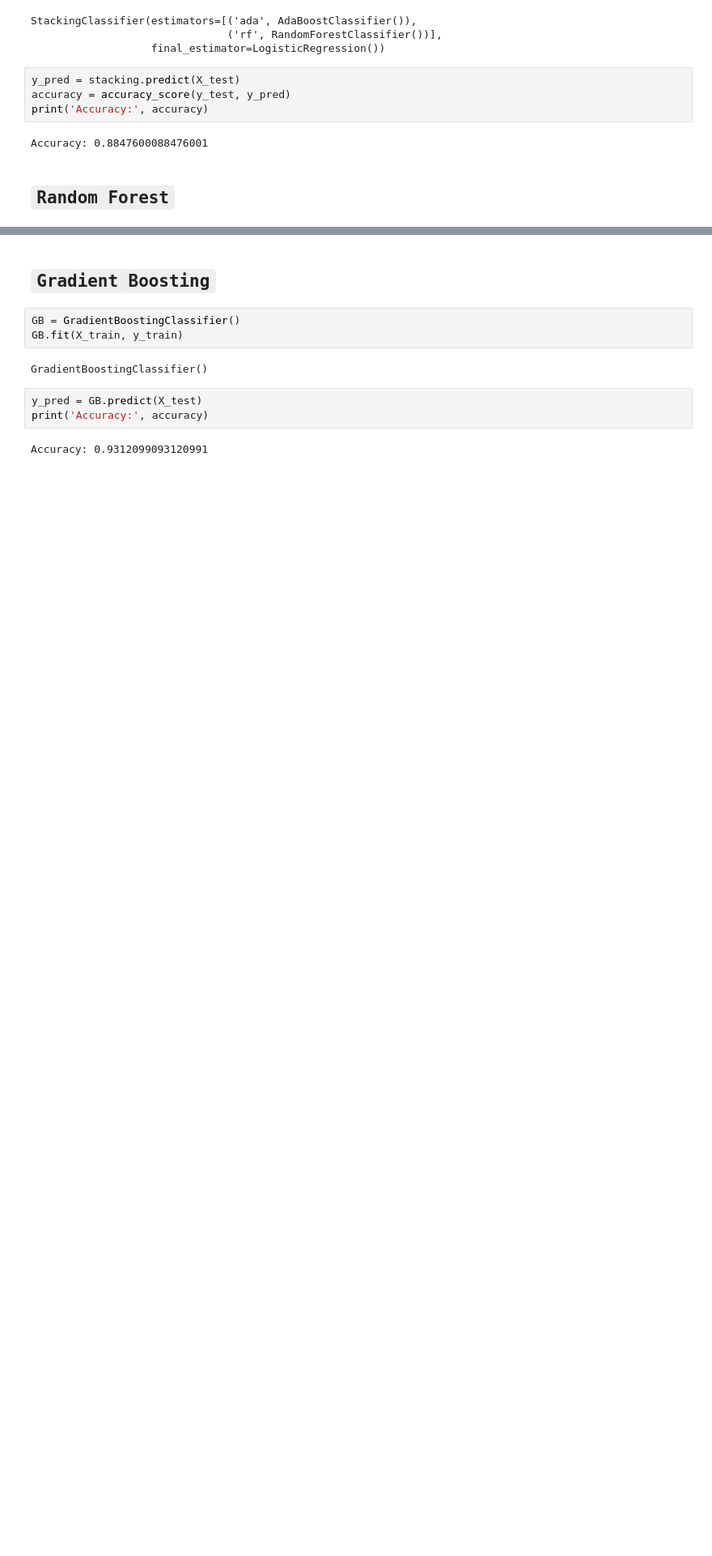
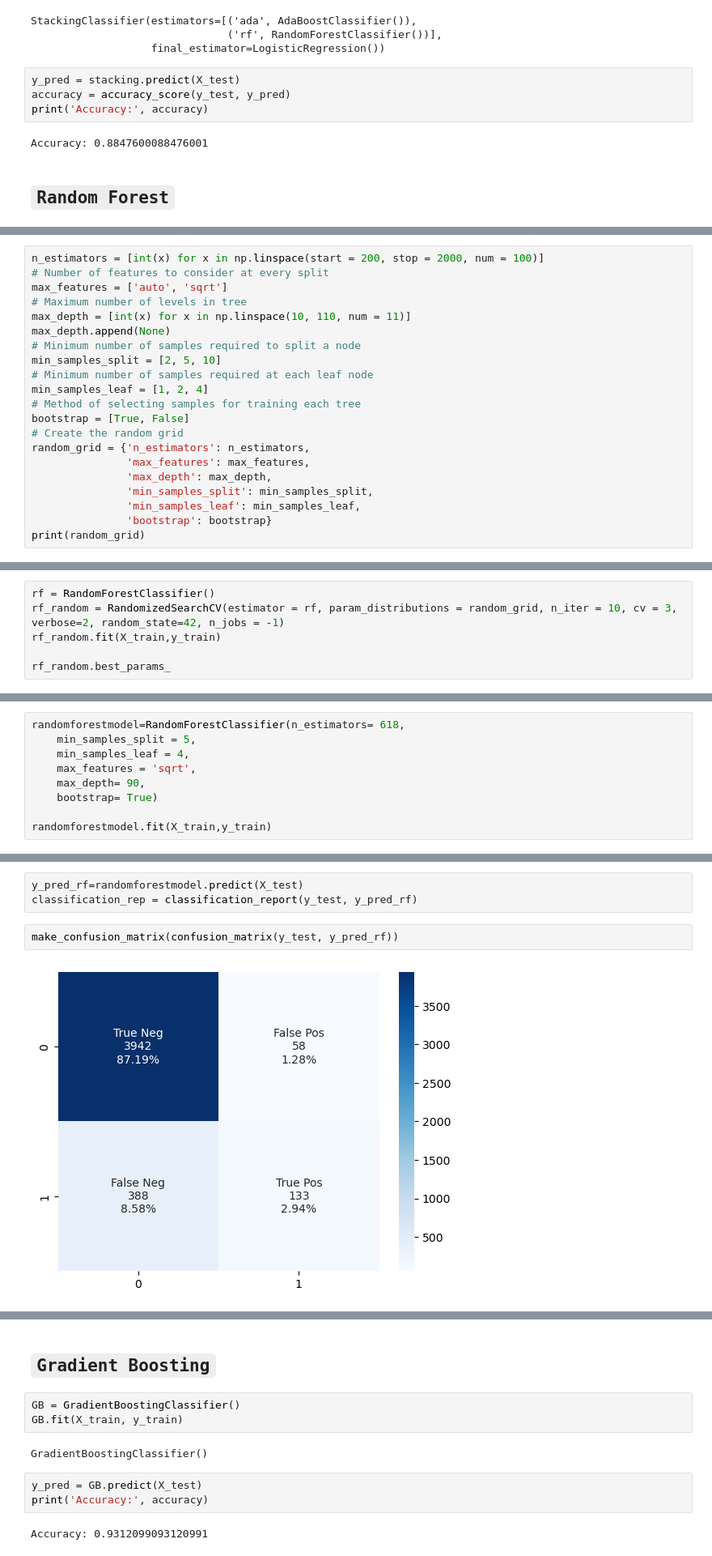
Before and after one commit to accesable/ML_Final, a Jupyter notebook: code/main.ipynb, the cells around one changed output, grey strips where cells are left out. Shown at 81% size. Drawn from its saved outputs; the diff is of its cells as text; blank space fills up the shorter version.

```diff
--- a/code/main.ipynb
+++ b/code/main.ipynb
@@ -372,0 +417,21 @@ Accuracy: 0.9312099093120991
+# %%
+n_estimators = [int(x) for x in np.linspace(start = 200, stop = 2000, num = 100)]
+# Number of features to consider at every split
+max_features = ['auto', 'sqrt']
+# Maximum number of levels in tree
+max_depth = [int(x) for x in np.linspace(10, 110, num = 11)]
+max_depth.append(None)
+# Minimum number of samples required to split a node
+min_samples_split = [2, 5, 10]
+# Minimum number of samples required at each leaf node
+min_samples_leaf = [1, 2, 4]
+# Method of selecting samples for training each tree
+bootstrap = [True, False]
+# Create the random grid
+random_grid = {'n_estimators': n_estimators,
+               'max_features': max_features,
+               'max_depth': max_depth,
+               'min_samples_split': min_samples_split,
+               'min_samples_leaf': min_samples_leaf,
+               'bootstrap': bootstrap}
+print(random_grid)
@@ -372,0 +440,6 @@ Accuracy: 0.9312099093120991
+# %%
+rf = RandomForestClassifier()
+rf_random = RandomizedSearchCV(estimator = rf, param_distributions = random_grid, n_iter = 10, cv = 3, verbose=2, random_state=42, n_jobs = -1)
+rf_random.fit(X_train,y_train)
+
+rf_random.best_params_
@@ -372,0 +454,9 @@ Accuracy: 0.9312099093120991
+# %%
+randomforestmodel=RandomForestClassifier(n_estimators= 618,
+    min_samples_split = 5,
+    min_samples_leaf = 4,
+    max_features = 'sqrt',
+    max_depth= 90,
+    bootstrap= True)
+
+randomforestmodel.fit(X_train,y_train)
@@ -372,0 +466,7 @@ Accuracy: 0.9312099093120991
+# %%
+y_pred_rf=randomforestmodel.predict(X_test)
+classification_rep = classification_report(y_test, y_pred_rf)
+# %%
+make_confusion_matrix(confusion_matrix(y_test, y_pred_rf))
+# %% [output]
+[figure, added]
```
Also changed, not shown: parts of 36 cells of this notebook.
